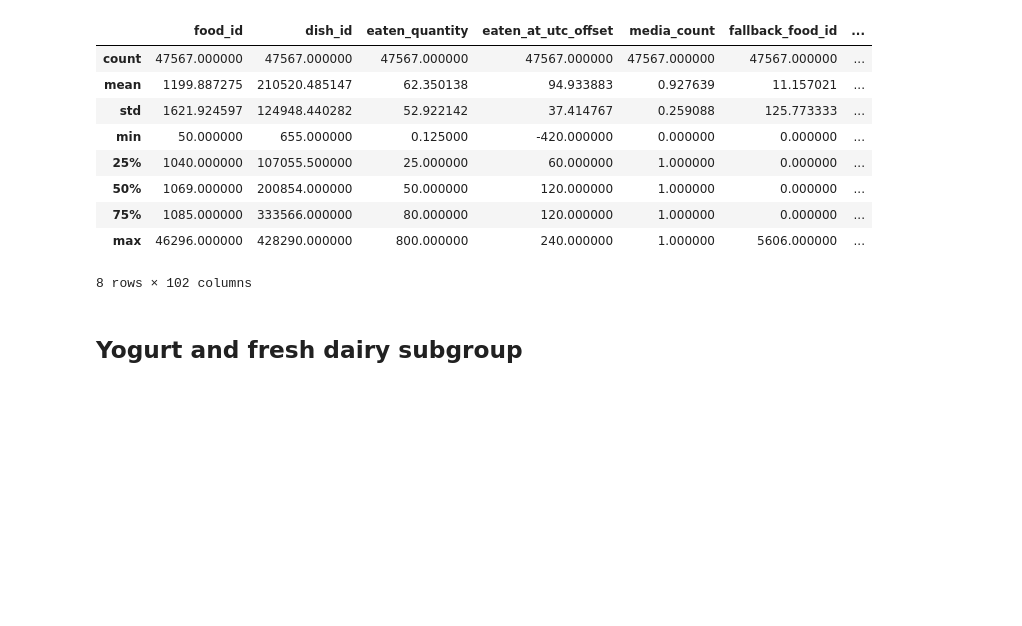
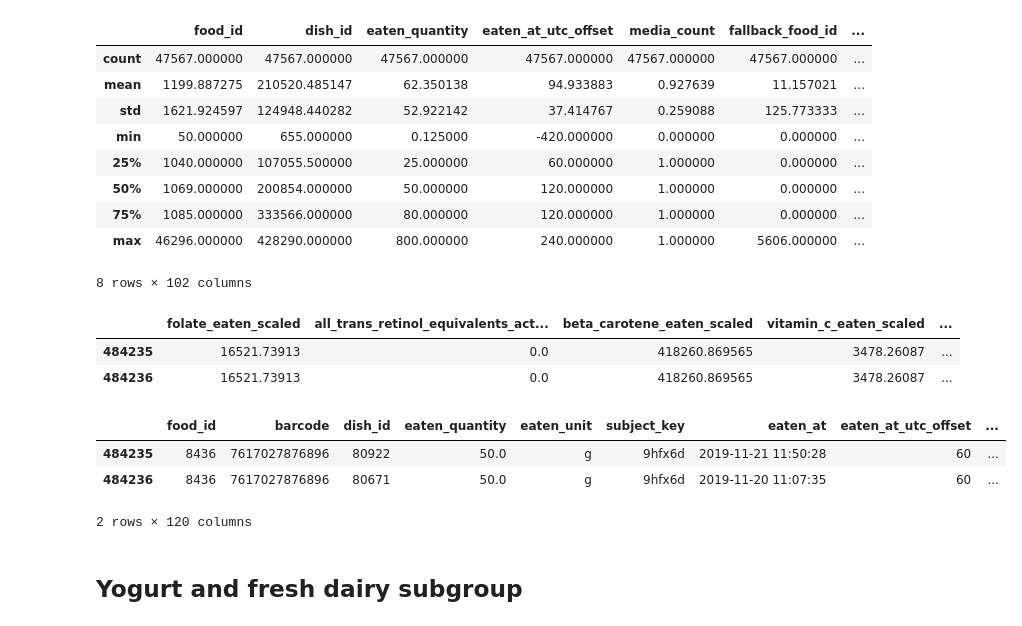
Before and after one commit to sskyxx/Bachelor-Project, a Jupyter notebook: Nutrient_metric.ipynb, the cells around one changed output. Cells and saved outputs as stored; diff of their text form; code cells hidden in the pictures; blank space fills up the shorter version.

Commit message:
Vegetables

```diff
--- a/Nutrient_metric.ipynb
+++ b/Nutrient_metric.ipynb
@@ -532,6 +532,19 @@ df_vegetables.describe()
 | 75% | 1085.000000 | 333566.000000 | 80.000000 | 120.000000 | 1.000000 | 0.000000 | ... |
 | max | 46296.000000 | 428290.000000 | 800.000000 | 240.000000 | 1.000000 | 5606.000000 | ... |
 8 rows × 102 columns
+# %%
+df_vegetables[df_vegetables['combined_name'] == 'Epinards'][[i for i in df_vegetables.columns if '_eaten_scaled' in i]]
+# %% [output]
+|  | folate_eaten_scaled | all_trans_retinol_equivalents_act... | beta_carotene_eaten_scaled | vitamin_c_eaten_scaled | ... |
+| 484235 | 16521.73913 | 0.0 | 418260.869565 | 3478.26087 | ... |
+| 484236 | 16521.73913 | 0.0 | 418260.869565 | 3478.26087 | ... |
+# %%
+df_food_scaled[df_food_scaled['combined_name'] == 'Epinards']
+# %% [output]
+|  | food_id | barcode | dish_id | eaten_quantity | eaten_unit | subject_key | eaten_at | eaten_at_utc_offset | ... |
+| 484235 | 8436 | 7617027876896 | 80922 | 50.0 | g | 9hfx6d | 2019-11-21 11:50:28 | 60 | ... |
+| 484236 | 8436 | 7617027876896 | 80671 | 50.0 | g | 9hfx6d | 2019-11-20 11:07:35 | 60 | ... |
+2 rows × 120 columns
 # %% [markdown]
 ## Yogurt and fresh dairy subgroup
 # %%
```
